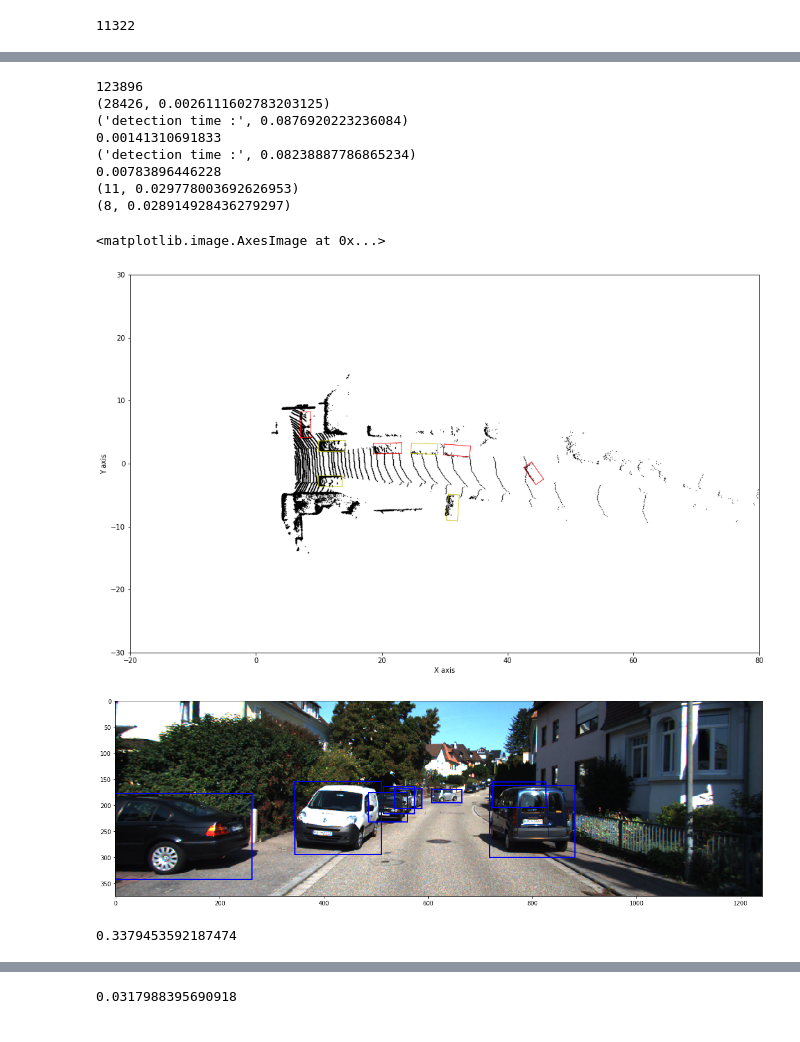
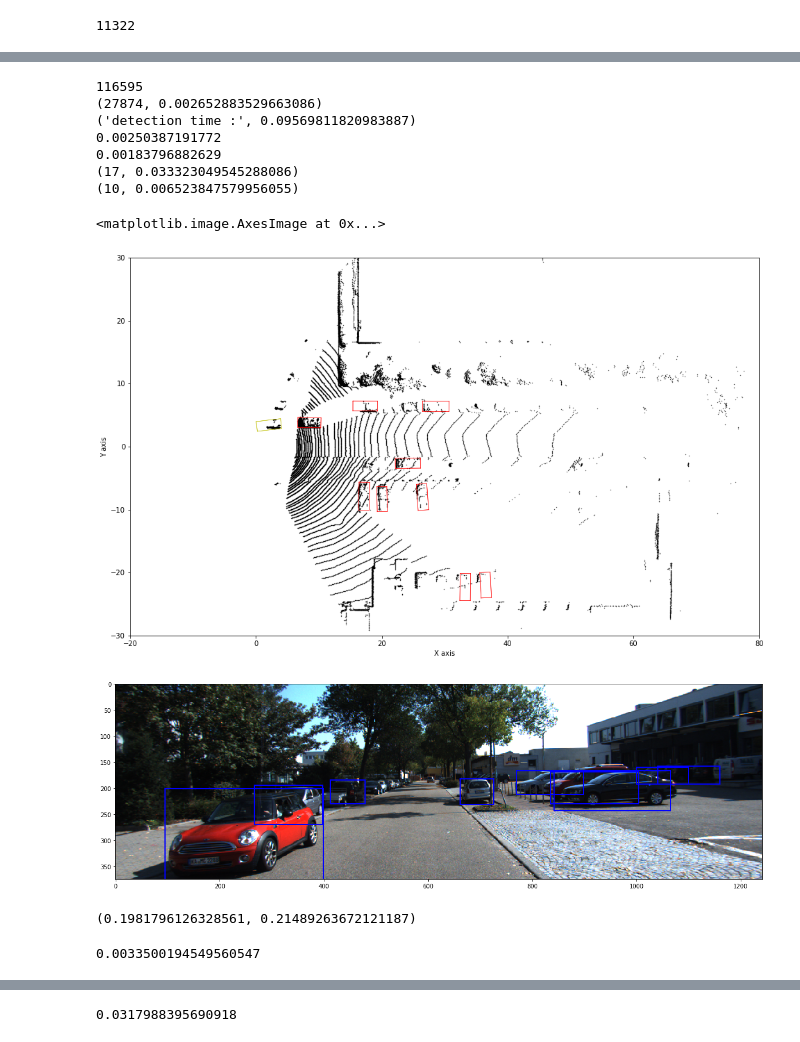
Before and after one commit to kwea123/frustum-pointnets-work, a Jupyter notebook: train/visualization.ipynb, the cells around one changed output, grey strips where cells are left out. Saved outputs shown, nothing was run; the diff lists cells and outputs as text; code cells hidden in the pictures.

```diff
--- a/train/visualization.ipynb
+++ b/train/visualization.ipynb
@@ -404,8 +404,15 @@ def point_cloud_2_top(points,
         top[y_img, x_img, z_max] = points_[:, 3]
 
     return (top / np.max(top) * 255).astype(np.uint8)
+
+from shapely.geometry import Polygon
+
+def boxes_intersect(corners1, corners2):
+    rect1 = Polygon(corners1[:4, [0, 2]])
+    rect2 = Polygon(corners2[:4, [0, 2]])
+    return rect1.intersects(rect2)
 # %%
-img_id = 1778
+img_id = 1840
 
 calib = Calibration('/home/ubuntu/workspace/frustum-pointnets/dataset/KITTI/object/training/calib/%06d.txt'%img_id)
 path = '/home/ubuntu/workspace/frustum-pointnets/dataset/KITTI/object/training/velodyne/%06d.bin'%img_id
@@ -465,7 +472,7 @@ print(time.time()-ti)
 n_det_2d = len(frustum_angles)
 
 # show bev results
-boxes_2d = kitti_detector_bev.detect_image(point_cloud_2_top(points))#read_detection_bev(img_id)
+boxes_2d = read_detection_bev(img_id)#kitti_detector_bev.detect_image(point_cloud_2_top(points))
 ti = time.time()
 for box_2d in boxes_2d:
     xmin, ymin, xmax, ymax = box_2d
@@ -498,53 +505,58 @@ boxes_2d = []
 boxes_3d_cam2 = []
 boxes_3d_velo = []
 for i in range(len(one_hot_vecs)):
     h,w,l,tx,ty,tz,ry = provider.from_prediction_to_label_format(batch_centers[i], batch_heading_scores[i], batch_heading_residuals[i], batch_size_scores[i], batch_size_residuals[i], frustum_angles[i]+np.pi/2)
     corners_3d_cam2 = compute_3d_box_cam2(h,w,l,tx,ty,tz,ry).T # 8x3
     add = True
-    if i >= n_det_2d:
-        for box_3d_ in boxes_3d_cam2:
-            iou_3d, _ = box3d_iou(corners_3d_cam2, box_3d_)
-            if iou_3d != 0.:
-                add = False
-                break
+#     if i >= n_det_2d:
+    for box_3d_ in boxes_3d_cam2:
+        if boxes_intersect(corners_3d_cam2, box_3d_):
+            add = False
+            break
     if add:
         boxes_3d_cam2 += [corners_3d_cam2]
         boxes_3d_velo += [calib.project_rect_to_velo(corners_3d_cam2)]
         box2d = calib.project_rect_to_image(corners_3d_cam2)
         xmin = np.min(box2d[:, 0])
         xmax = np.max(box2d[:, 0])
         ymin = np.min(box2d[:, 1])
         ymax = np.max(box2d[:, 1])
         boxes_2d += [(xmin, ymin, xmax, ymax)]
 print(len(boxes_3d_velo), time.time()-ti)
 
 fig, ax = plt.subplots(figsize=(20, 10))
 draw_point_cloud(ax, points, axes=[0, 1])
 for i, box_3d in enumerate(boxes_3d_velo):
     color = 'r' if i < n_det_2d else 'y'
     draw_box(ax, box_3d.T, axes=[0, 1], color=color)
 fig, ax = plt.subplots(figsize=(20, 10))
 for box_2d in boxes_2d:
     xmin, ymin, xmax, ymax = box_2d
     rect = patches.Rectangle((xmin, ymin), xmax-xmin, ymax-ymin, lw=2, color='b', fill=False)
     ax.add_patch(rect)
 plt.imshow(img)
 # %% [output]
-123896
-(28426, 0.0026111602783203125)
-('detection time :', 0.0876920223236084)
-0.00141310691833
-('detection time :', 0.08238887786865234)
-0.00783896446228
-(11, 0.029778003692626953)
-(8, 0.028914928436279297)
+116595
+(27874, 0.002652883529663086)
+('detection time :', 0.09569811820983887)
+0.00250387191772
+0.00183796882629
+(17, 0.033323049545288086)
+(10, 0.006523847579956055)
 <matplotlib.image.AxesImage at 0x...>
-[figure, old version]
+[figure, new version]
-[figure, old version]
+[figure, new version]
-# %%
-# ti = time.time()
-# time.time()-ti
-points = np.fromfile(path, dtype=np.float32).reshape(-1, 4)
-(points[:,0]<-3).mean()
-# %% [output]
-0.3379453592187474
+# %%
+
+ti = time.time()
+corners1 = corners_3d_cam2
+corners2 = box_3d_
+
+# rect1 = Polygon(corners1[:4, [0, 2]])
+# rect2 = Polygon(corners2[:4, [0, 2]])
+# print(rect1.intersects(rect2))
+print(box3d_iou(corners_3d_cam2, box_3d_))
+time.time()-ti
+# %% [output]
+(0.1981796126328561, 0.21489263672121187)
+0.0033500194549560547
```
Also changed, not shown: parts of 3 cells of this notebook.
